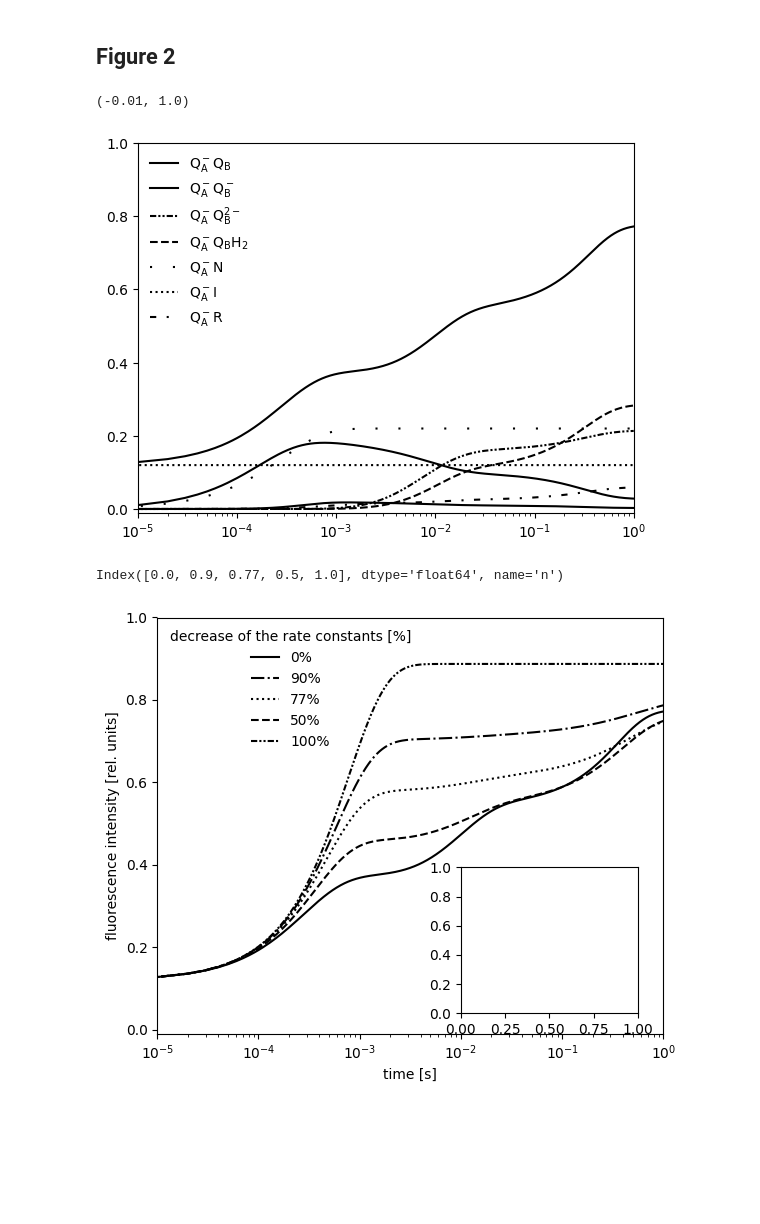
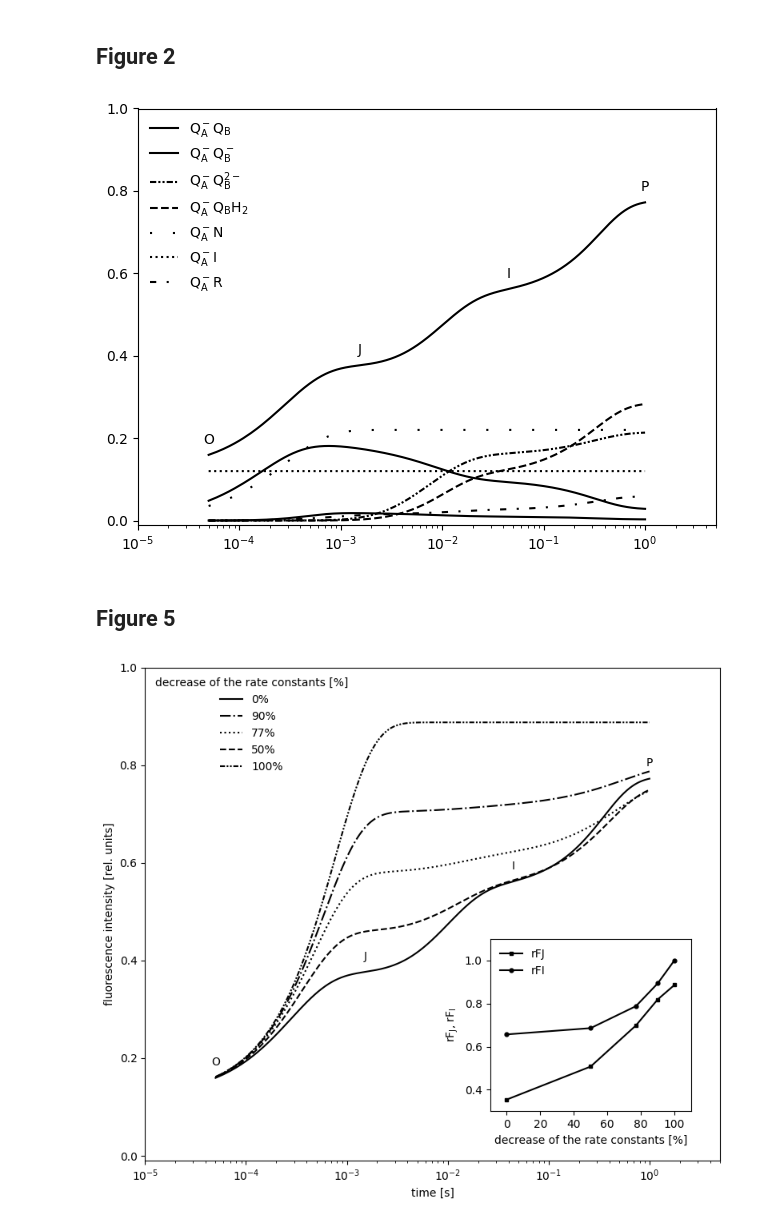
Before and after one commit to Computational-Biology-Aachen/mxl-models, a Jupyter notebook: docs/lazar1997.ipynb, the cells around one changed output. Drawn from its saved outputs; the diff is of its cells as text; code cells hidden in the pictures; blank space fills up the shorter version.

```diff
--- a/docs/lazar1997.ipynb
+++ b/docs/lazar1997.ipynb
@@ -17,5 +47,4 @@ res_fig2 = (
 # %%
-
 fig, ax = plt.subplots()
 
 to_plot = {
@@ -30,13 +59,27 @@ to_plot = {
 }
 
 for var, dic in to_plot.items():
-    ax.plot(res_fig2[var], color="black", **dic)
+    ax.plot(res_fig2["results"][var], color="black", **dic)
+
+for letter, idx in res_fig2["OJIP"].items():
+    ax.text(
+        x=res_fig2["results"].index[idx],
+        y=res_fig2["results"]["F"].iloc[idx] + 0.02,
+        s=letter,
+        ha="center",
+        va="bottom"
+    )
 
 ax.legend(frameon=False)
 ax.set_xscale("log")
-ax.set_xlim(1e-5, 1e0)
+ax.set_xlim(1e-5, 0.5e1)
+ax.set_xticks([1e-5, 1e-4, 1e-3, 1e-2, 1e-1, 1e0])
 ax.set_ylim(-0.01, 1)
+
+plt.tight_layout()
+plt.show()
 # %% [output]
-(-0.01, 1.0)
-[figure, old version]
+[figure, new version]
+# %% [markdown]
+## Figure 5
 # %%
@@ -91,35 +139,52 @@ res_fig3 = scan.time_course(
-# %%
-res_fig3.variables.index.get_level_values(0).unique()
-# %% [output]
-Index([0.0, 0.9, 0.77, 0.5, 1.0], dtype='float64', name='n')
 # %%
-
-fig, ax = plt.subplots(figsize=(6, 5))
+fig, ax = plt.subplots(figsize=(8, 7))
 
 ls_dict = {
     0: "-",
     0.5: "--",
     0.77: ":",
     0.9: "-.",
     1: (0, (3, 1, 1, 1, 1, 1))
 }
 
 for a in factors:
-    res = res_fig3.variables.loc[a]
+    res = res_fig3["results"].loc[a]
     ax.plot(res["F"], color="black", label=f"{a * 100:.0f}%", linestyle=ls_dict.get(a, "-"))
 
+for letter, idx in res_fig3["OJIP"].items():
+    res = res_fig3["results"].loc[0]
+    ax.text(
+        x=res.index[idx],
+        y=res["F"].iloc[idx] + 0.02,
+        s=letter,
+        ha="center",
+        va="bottom"
+    )
 
 ax.legend(frameon=False, title="decrease of the rate constants [%]", loc="upper left")
 ax.set_xscale("log")
-ax.set_xlim(1e-5, 1e0)
+ax.set_xlim(1e-5, 0.5e1)
+ax.set_xticks([1e-5, 1e-4, 1e-3, 1e-2, 1e-1, 1e0])
 ax.set_xlabel("time [s]")
 ax.set_ylim(-0.01, 1)
 ax.set_ylabel("fluorescence intensity [rel. units]")
 
-ax_inset = ax.inset_axes([0.6, 0.05, 0.35, 0.35])
-# ax_inset.plot(, y, color="red")
+ax_inset = ax.inset_axes([0.6, 0.1, 0.35, 0.35])
+
+for rF in res_fig3["rF"]:
+    marker = "s" if rF == "rFJ" else "o"
+    res = dict(sorted(res_fig3["rF"][rF].items()))
+    ax_inset.plot(np.array(list(res.keys())) * 100, list(res.values()), marker=marker, color="black", markersize=3.5, label=rF)
+
+ax_inset.set_xlim(-10, 110)
+ax_inset.set_xticks(np.linspace(0, 100, 6))
+ax_inset.set_xlabel("decrease of the rate constants [%]")
+ax_inset.set_ylim(0.3, 1.1)
+ax_inset.set_yticks(np.linspace(0.4, 1.0, 4))
+ax_inset.set_ylabel(r"$\mathrm{rF_J}$, $\mathrm{rF_I}$")
+ax_inset.legend(frameon=False)
 
 plt.tight_layout()
 plt.show()
 # %% [output]
-[figure, old version]
+[figure, new version]
```
Also changed, not shown: parts of 12 cells of this notebook.
